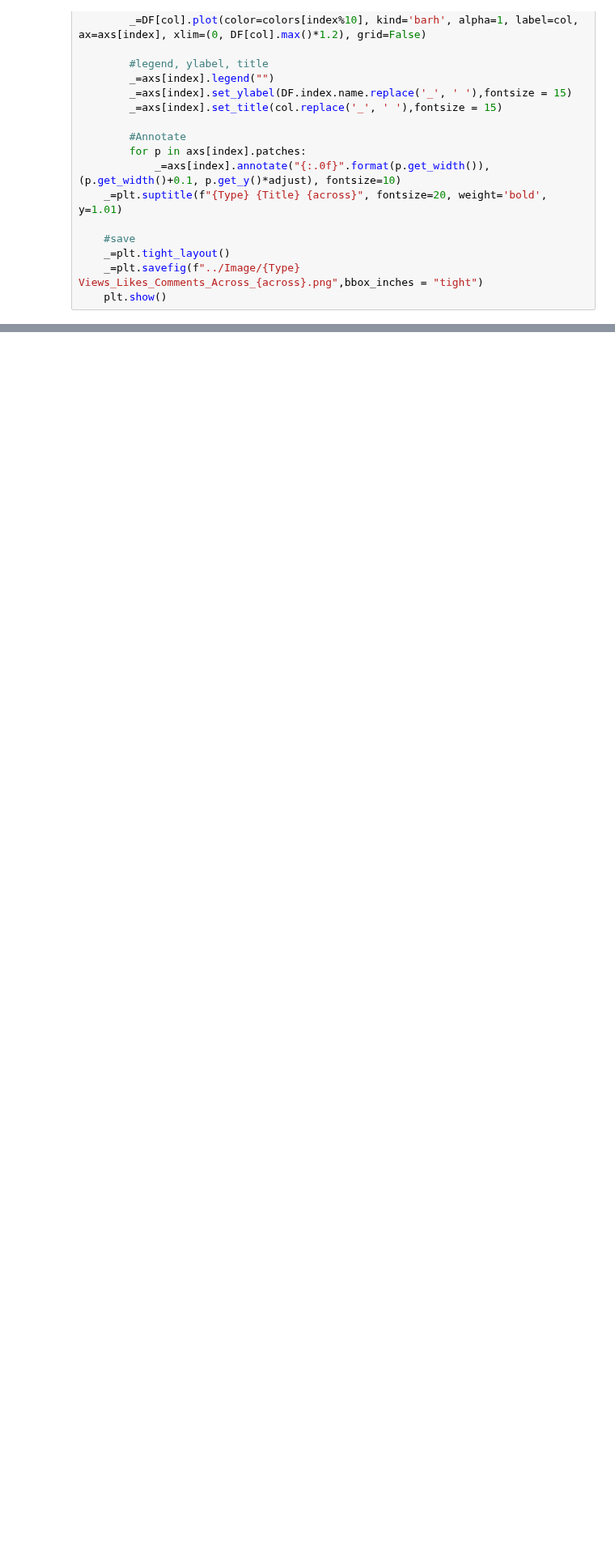
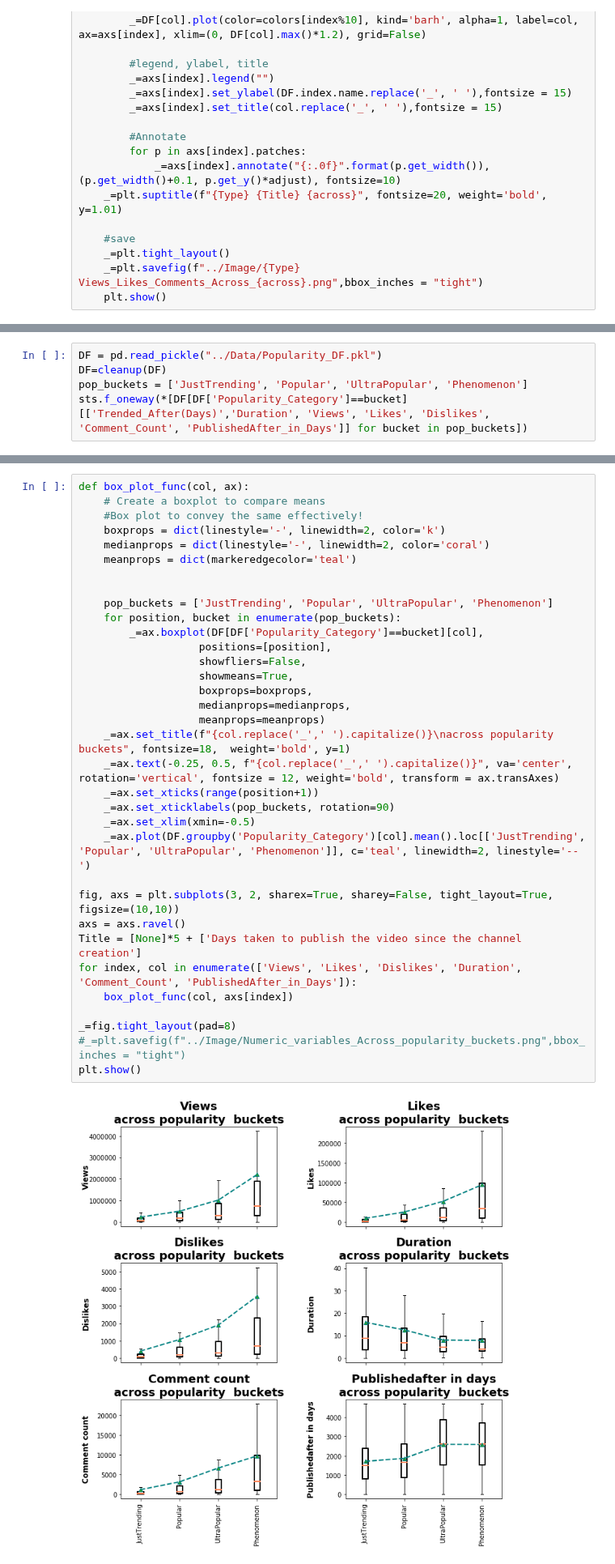
Before and after one commit to bnarath/YouTube_Trending, a Jupyter notebook: youtube-trending/Code/Numeric_Variables_InProgress.ipynb, the cells around one changed output, grey strips where cells are left out. Shown at 81% size. Drawn from its saved outputs; the diff is of its cells as text; blank space fills up the shorter version.

```diff
--- a/youtube-trending/Code/Numeric_Variables_InProgress.ipynb
+++ b/youtube-trending/Code/Numeric_Variables_InProgress.ipynb
@@ -214,0 +217,5 @@ DF_FS.groupby('Origin_Country').aggregate(Mean_Views = ('Views_F', 'mean'), Mean
+# %%
+DF = pd.read_pickle("../Data/Popularity_DF.pkl")
+DF=cleanup(DF)
+pop_buckets = ['JustTrending', 'Popular', 'UltraPopular', 'Phenomenon']
+sts.f_oneway(*[DF[DF['Popularity_Category']==bucket][['Trended_After(Days)','Duration', 'Views', 'Likes', 'Dislikes', 'Comment_Count', 'PublishedAfter_in_Days']] for bucket in pop_buckets])
@@ -214,0 +226,36 @@ DF_FS.groupby('Origin_Country').aggregate(Mean_Views = ('Views_F', 'mean'), Mean
+# %%
+def box_plot_func(col, ax):
+    # Create a boxplot to compare means
+    #Box plot to convey the same effectively!
+    boxprops = dict(linestyle='-', linewidth=2, color='k')
+    medianprops = dict(linestyle='-', linewidth=2, color='coral')
+    meanprops = dict(markeredgecolor='teal')
+
+
+    pop_buckets = ['JustTrending', 'Popular', 'UltraPopular', 'Phenomenon']
+    for position, bucket in enumerate(pop_buckets):
+        _=ax.boxplot(DF[DF['Popularity_Category']==bucket][col],
+                   positions=[position],
+                   showfliers=False,
+                   showmeans=True,
+                   boxprops=boxprops,
+                   medianprops=medianprops,
+                   meanprops=meanprops)
+    _=ax.set_title(f"{col.replace('_',' ').capitalize()}\nacross popularity  buckets", fontsize=18,  weight='bold', y=1)
+    _=ax.text(-0.25, 0.5, f"{col.replace('_',' ').capitalize()}", va='center', rotation='vertical', fontsize = 12, weight='bold', transform = ax.transAxes)
+    _=ax.set_xticks(range(position+1))
+    _=ax.set_xticklabels(pop_buckets, rotation=90)
+    _=ax.set_xlim(xmin=-0.5)
+    _=ax.plot(DF.groupby('Popularity_Category')[col].mean().loc[['JustTrending', 'Popular', 'UltraPopular', 'Phenomenon']], c='teal', linewidth=2, linestyle='--')
+
+fig, axs = plt.subplots(3, 2, sharex=True, sharey=False, tight_layout=True, figsize=(10,10))
+axs = axs.ravel()
+Title = [None]*5 + ['Days taken to publish the video since the channel creation']
+for index, col in enumerate(['Views', 'Likes', 'Dislikes', 'Duration', 'Comment_Count', 'PublishedAfter_in_Days']):
+    box_plot_func(col, axs[index])
+
+_=fig.tight_layout(pad=8)
+#_=plt.savefig(f"../Image/Numeric_variables_Across_popularity_buckets.png",bbox_inches = "tight")
+plt.show()
+# %% [output]
+[figure, added]
```
Also changed, not shown: parts of 5 cells of this notebook, 21 other files.
